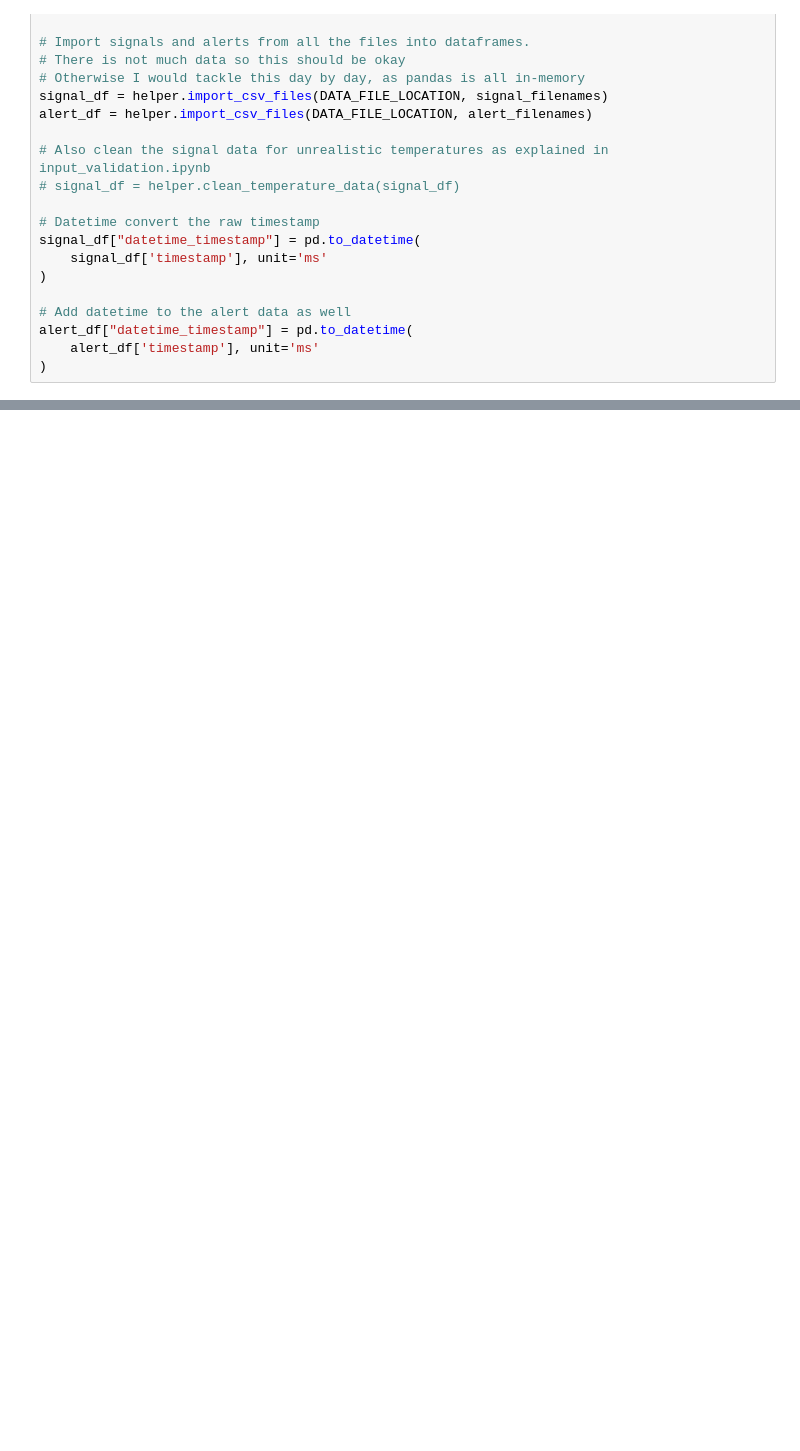
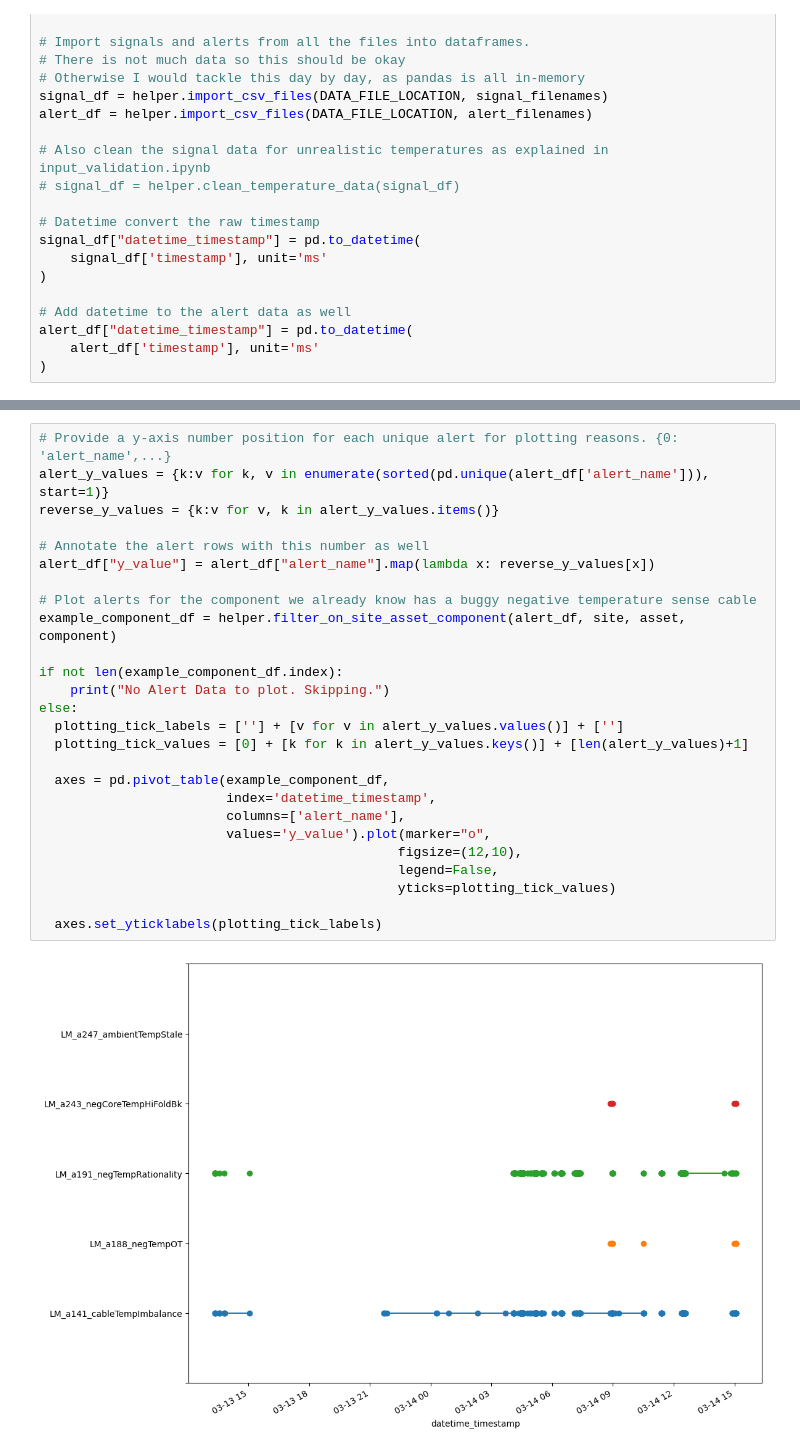
Before and after one commit to drnorthcott/efa-data-test, a Jupyter notebook: data_viewer.ipynb, the cells around one changed output, grey strips where cells are left out. Saved outputs shown, nothing was run; the diff lists cells and outputs as text; blank space fills up the shorter version.

```diff
--- a/data_viewer.ipynb
+++ b/data_viewer.ipynb
@@ -135,0 +57,28 @@ daily_aggregations
+# %%
+# Provide a y-axis number position for each unique alert for plotting reasons. {0: 'alert_name',...}
+alert_y_values = {k:v for k, v in enumerate(sorted(pd.unique(alert_df['alert_name'])), start=1)}
+reverse_y_values = {k:v for v, k in alert_y_values.items()}
+
+# Annotate the alert rows with this number as well
+alert_df["y_value"] = alert_df["alert_name"].map(lambda x: reverse_y_values[x])
+
+# Plot alerts for the component we already know has a buggy negative temperature sense cable
+example_component_df = helper.filter_on_site_asset_component(alert_df, site, asset, component)
+
+if not len(example_component_df.index):
+    print("No Alert Data to plot. Skipping.")
+else:
+  plotting_tick_labels = [''] + [v for v in alert_y_values.values()] + ['']
+  plotting_tick_values = [0] + [k for k in alert_y_values.keys()] + [len(alert_y_values)+1]
+
+  axes = pd.pivot_table(example_component_df,
+                        index='datetime_timestamp',
+                        columns=['alert_name'],
+                        values='y_value').plot(marker="o",
+                                              figsize=(12,10),
+                                              legend=False,
+                                              yticks=plotting_tick_values)
+
+  axes.set_yticklabels(plotting_tick_labels)
+# %% [output]
+[figure, added]
```
Also changed, not shown: parts of 3 cells of this notebook, 9 other files.
